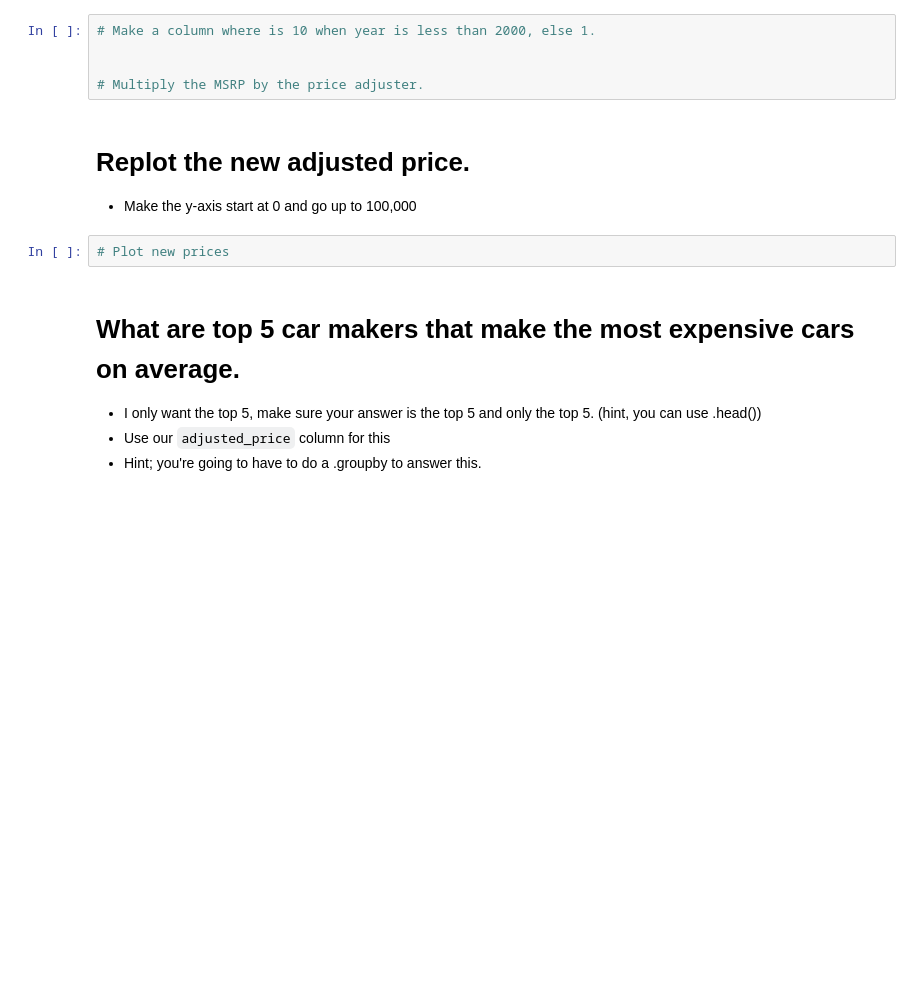
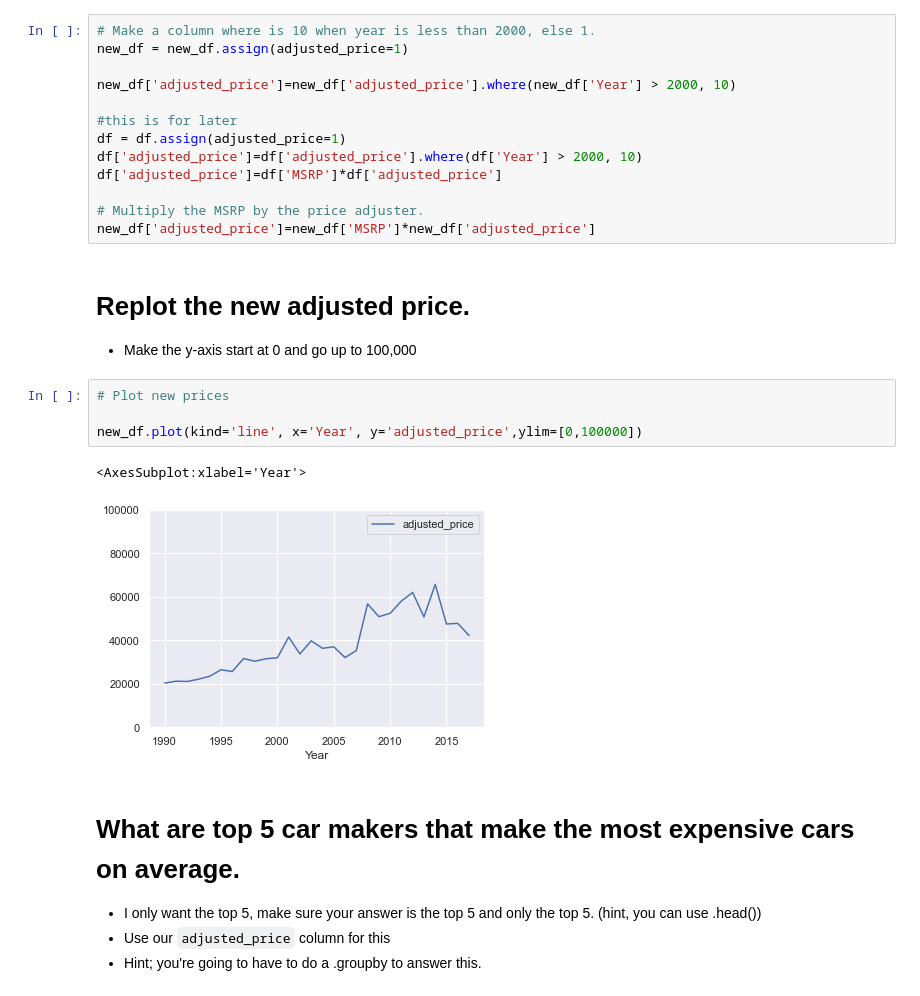
Before and after one commit to JustinRodri3000/2022-fall-data-science, a Jupyter notebook: Week-02-EDA/Exercise-EDA.ipynb, the cells around one changed output. Saved outputs shown, nothing was run; the diff lists cells and outputs as text; blank space fills up the shorter version.

```diff
--- a/Week-02-EDA/Exercise-EDA.ipynb
+++ b/Week-02-EDA/Exercise-EDA.ipynb
@@ -124,14 +131,27 @@ Make a new column that is called `adjusted_price`, that contains all prices, how
    * Hint; you might need to use our old friend `np.where`
 # %%
 # Make a column where is 10 when year is less than 2000, else 1.
+new_df = new_df.assign(adjusted_price=1)
 
+new_df['adjusted_price']=new_df['adjusted_price'].where(new_df['Year'] > 2000, 10)
+
+#this is for later
+df = df.assign(adjusted_price=1)
+df['adjusted_price']=df['adjusted_price'].where(df['Year'] > 2000, 10)
+df['adjusted_price']=df['MSRP']*df['adjusted_price']
 
 # Multiply the MSRP by the price adjuster.
+new_df['adjusted_price']=new_df['MSRP']*new_df['adjusted_price']
 # %% [markdown]
 # Replot the new adjusted price.
 * Make the y-axis start at 0 and go up to 100,000
-# %%
-# Plot new prices
+# %%
+# Plot new prices
+
+new_df.plot(kind='line', x='Year', y='adjusted_price',ylim=[0,100000])
+# %% [output]
+<AxesSubplot:xlabel='Year'>
+[figure, added]
 # %% [markdown]
 # What are top 5 car makers that make the most expensive cars on average.
 * I only want the top 5, make sure your answer is the top 5 and only the top 5. (hint, you can use .head())
```
Also changed, not shown: parts of 21 cells of this notebook, 1 other file.
